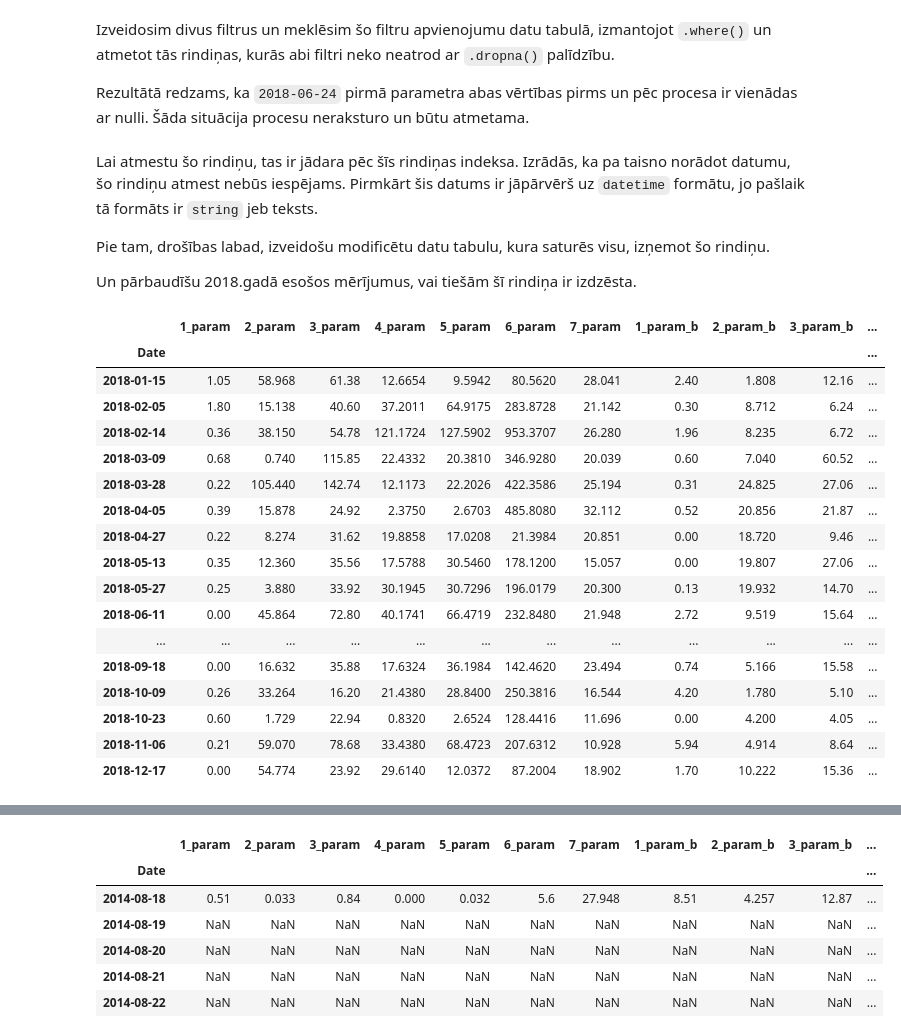
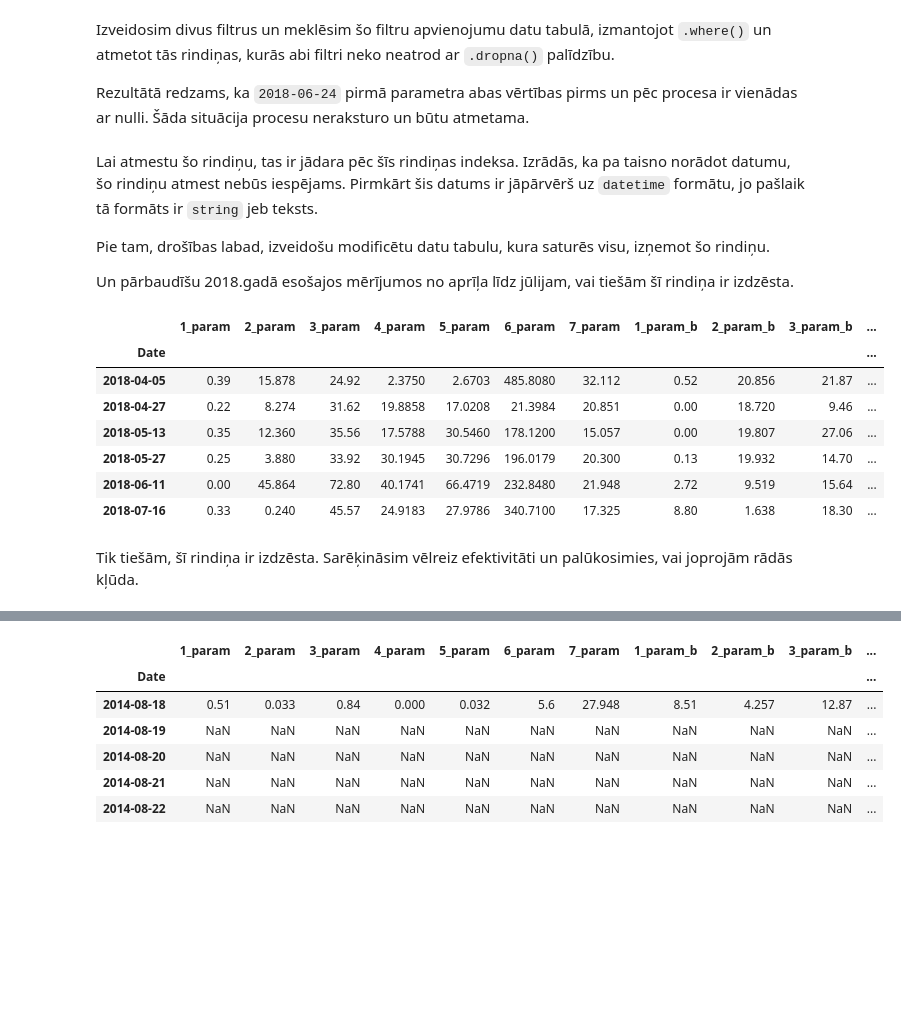
Before and after one commit to didzislauva/jupyter_tutorial, a Jupyter notebook: Laikrinda 4.ipynb, the cells around one changed output, grey strips where cells are left out. Drawn from its saved outputs; the diff is of its cells as text; code cells hidden in the pictures; blank space fills up the shorter version.

```diff
--- a/Laikrinda 4.ipynb
+++ b/Laikrinda 4.ipynb
@@ -103,28 +103,20 @@ Lai atmestu šo rindiņu, tas ir jādara pēc šīs rindiņas indeksa. Izrādās
 
 Pie tam, drošības labad, izveidošu modificētu datu tabulu, kura saturēs visu, izņemot šo rindiņu.
 
-Un pārbaudīšu 2018.gadā esošos mērījumus, vai tiešām šī rindiņa ir izdzēsta.
+Un pārbaudīšu 2018.gadā esošajos mērījumos no aprīļa līdz jūlijam, vai tiešām šī rindiņa ir izdzēsta.
 # %%
-df_mod.loc["2018"]
+df_mod.loc["2018-04":"2018-07"]
 # %% [output]
 |  | 1_param | 2_param | 3_param | 4_param | 5_param | 6_param | 7_param | 1_param_b | 2_param_b | 3_param_b | ... |
 | Date |  |  |  |  |  |  |  |  |  |  | ... |
-| 2018-01-15 | 1.05 | 58.968 | 61.38 | 12.6654 | 9.5942 | 80.5620 | 28.041 | 2.40 | 1.808 | 12.16 | ... |
-| 2018-02-05 | 1.80 | 15.138 | 40.60 | 37.2011 | 64.9175 | 283.8728 | 21.142 | 0.30 | 8.712 | 6.24 | ... |
-| 2018-02-14 | 0.36 | 38.150 | 54.78 | 121.1724 | 127.5902 | 953.3707 | 26.280 | 1.96 | 8.235 | 6.72 | ... |
-| 2018-03-09 | 0.68 | 0.740 | 115.85 | 22.4332 | 20.3810 | 346.9280 | 20.039 | 0.60 | 7.040 | 60.52 | ... |
-| 2018-03-28 | 0.22 | 105.440 | 142.74 | 12.1173 | 22.2026 | 422.3586 | 25.194 | 0.31 | 24.825 | 27.06 | ... |
 | 2018-04-05 | 0.39 | 15.878 | 24.92 | 2.3750 | 2.6703 | 485.8080 | 32.112 | 0.52 | 20.856 | 21.87 | ... |
 | 2018-04-27 | 0.22 | 8.274 | 31.62 | 19.8858 | 17.0208 | 21.3984 | 20.851 | 0.00 | 18.720 | 9.46 | ... |
 | 2018-05-13 | 0.35 | 12.360 | 35.56 | 17.5788 | 30.5460 | 178.1200 | 15.057 | 0.00 | 19.807 | 27.06 | ... |
 | 2018-05-27 | 0.25 | 3.880 | 33.92 | 30.1945 | 30.7296 | 196.0179 | 20.300 | 0.13 | 19.932 | 14.70 | ... |
 | 2018-06-11 | 0.00 | 45.864 | 72.80 | 40.1741 | 66.4719 | 232.8480 | 21.948 | 2.72 | 9.519 | 15.64 | ... |
-| ... | ... | ... | ... | ... | ... | ... | ... | ... | ... | ... | ... |
-| 2018-09-18 | 0.00 | 16.632 | 35.88 | 17.6324 | 36.1984 | 142.4620 | 23.494 | 0.74 | 5.166 | 15.58 | ... |
-| 2018-10-09 | 0.26 | 33.264 | 16.20 | 21.4380 | 28.8400 | 250.3816 | 16.544 | 4.20 | 1.780 | 5.10 | ... |
-| 2018-10-23 | 0.60 | 1.729 | 22.94 | 0.8320 | 2.6524 | 128.4416 | 11.696 | 0.00 | 4.200 | 4.05 | ... |
-| 2018-11-06 | 0.21 | 59.070 | 78.68 | 33.4380 | 68.4723 | 207.6312 | 10.928 | 5.94 | 4.914 | 8.64 | ... |
-| 2018-12-17 | 0.00 | 54.774 | 23.92 | 29.6140 | 12.0372 | 87.2004 | 18.902 | 1.70 | 10.222 | 15.36 | ... |
+| 2018-07-16 | 0.33 | 0.240 | 45.57 | 24.9183 | 27.9786 | 340.7100 | 17.325 | 8.80 | 1.638 | 18.30 | ... |
+# %% [markdown]
+Tik tiešām, šī rindiņa ir izdzēsta. Sarēķināsim vēlreiz efektivitāti un palūkosimies, vai joprojām rādās kļūda.
 # %%
 df_mod["1_efficiency"]=df_mod.apply(lambda row:
            (row["1_param"]-row["1_param_b"])/row["1_param"]*100
```
Also changed, not shown: parts of 3 cells of this notebook.
